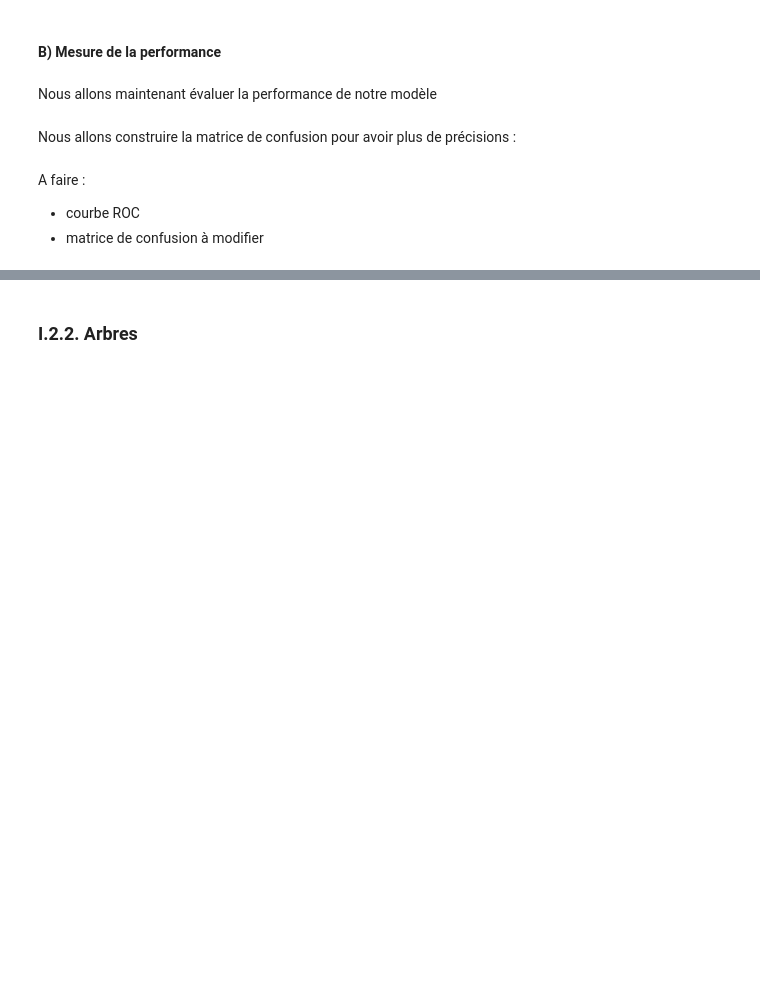
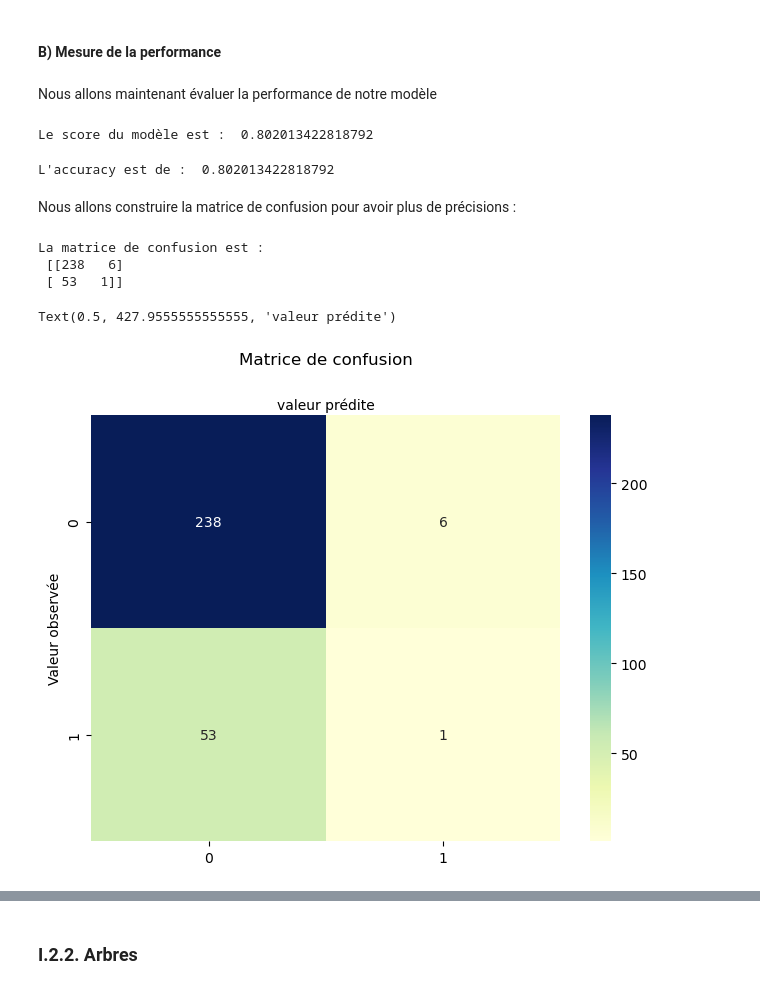
Before and after one commit to marieguib/202409-Precarite-energetique, a Jupyter notebook: 2Modelisation_precarite_energetique.ipynb, the cells around one changed output, grey strips where cells are left out. Drawn from its saved outputs; the diff is of its cells as text; code cells hidden in the pictures; blank space fills up the shorter version.

```diff
--- a/2Modelisation_precarite_energetique.ipynb
+++ b/2Modelisation_precarite_energetique.ipynb
@@ -178,10 +178,12 @@ Nous allons maintenant définir notre modèle de régression logistique
 # %%
 from sklearn.pipeline import Pipeline
 from sklearn.linear_model import LogisticRegression
+from sklearn.preprocessing import StandardScaler
+
+modele_reg_log = Pipeline([
+    ('std_scaler', StandardScaler()),
+    ('reg_log', LogisticRegression())
+])
-# %%
-modele_reg_log = Pipeline([
-    ("clf", LogisticRegression())
-])
 # %% [markdown]
 On entraîne le modèle sur les données
 # %%
@@ -198,4 +194,4 @@ Pipeline(steps=[('clf', LogisticRegression())])
 # %% [markdown]
 On cherche à prédire de nouvelles données grâce aux données test
 # %%
-pred_reg_log = modele_reg_log.predict(X_test)
+y_pred_reg_log = modele_reg_log.predict(X_test)
@@ -210,5 +202,15 @@ Nous allons maintenant évaluer la performance de notre modèle
 # %%
 score_reg_log = modele_reg_log.score(X_test, y_test)
 print("Le score du modèle est : ", score_reg_log)
+# %% [output]
+Le score du modèle est :  0.802013422818792
+# %%
+# Calcul de l'accuracy
+from sklearn.metrics import accuracy_score
+
+accuracy_reg_log = accuracy_score(y_test, y_pred_reg_log)
+print("L'accuracy est de : ", accuracy_reg_log)
+# %% [output]
+L'accuracy est de :  0.802013422818792
 # %% [markdown]
 Nous allons construire la matrice de confusion pour avoir plus de précisions :
@@ -221,24 +217,30 @@ print(confusion_reg_log)
+# %%
+# Calcul de la matrice de confusion
+from sklearn.metrics import confusion_matrix
+
+mat_conf_reg_log = confusion_matrix(y_test, y_pred_reg_log)
+print("La matrice de confusion est : \n", mat_conf_reg_log)
+# %% [output]
+La matrice de confusion est :
+ [[238   6]
+ [ 53   1]]
 # %%
-# A MODIFIER
 import numpy as np
 import matplotlib.pyplot as plt
 import seaborn as sns
 
-class_names=[0,1] # name  of classes
+modalites =[0,1]
 fig, ax = plt.subplots()
-tick_marks = np.arange(len(class_names))
-plt.xticks(tick_marks, class_names)
-plt.yticks(tick_marks, class_names)
-# create heatmap
-sns.heatmap(pd.DataFrame(cnf_matrix), annot=True, cmap="YlGnBu" ,fmt='g')
+tick_marks = np.arange(len(modalites))
+plt.xticks(tick_marks, modalites)
+plt.yticks(tick_marks, modalites)
+
+sns.heatmap(pd.DataFrame(mat_conf_reg_log), annot=True, cmap="YlGnBu" ,fmt='g')
 ax.xaxis.set_label_position("top")
 plt.tight_layout()
-plt.title('Confusion matrix', y=1.1)
-plt.ylabel('Actual label')
-plt.xlabel('Predicted label')
-
-Text(0.5,257.44,'Predicted label');
+plt.title('Matrice de confusion', y=1.1)
+plt.ylabel('Valeur observée')
+plt.xlabel('valeur prédite')
+# %% [output]
+Text(0.5, 427.9555555555555, 'valeur prédite')
+[figure, added]
-# %% [markdown]
-A faire :
-- courbe ROC
-- matrice de confusion à modifier
```
Also changed, not shown: parts of 15 cells of this notebook.
